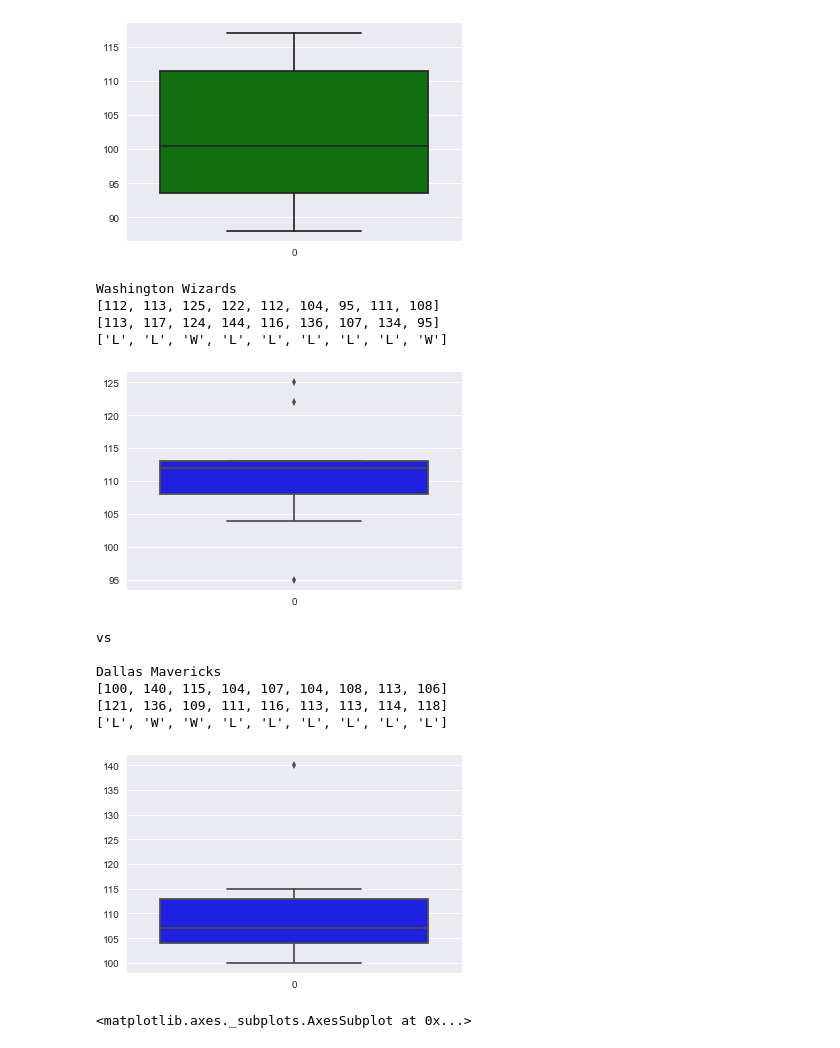
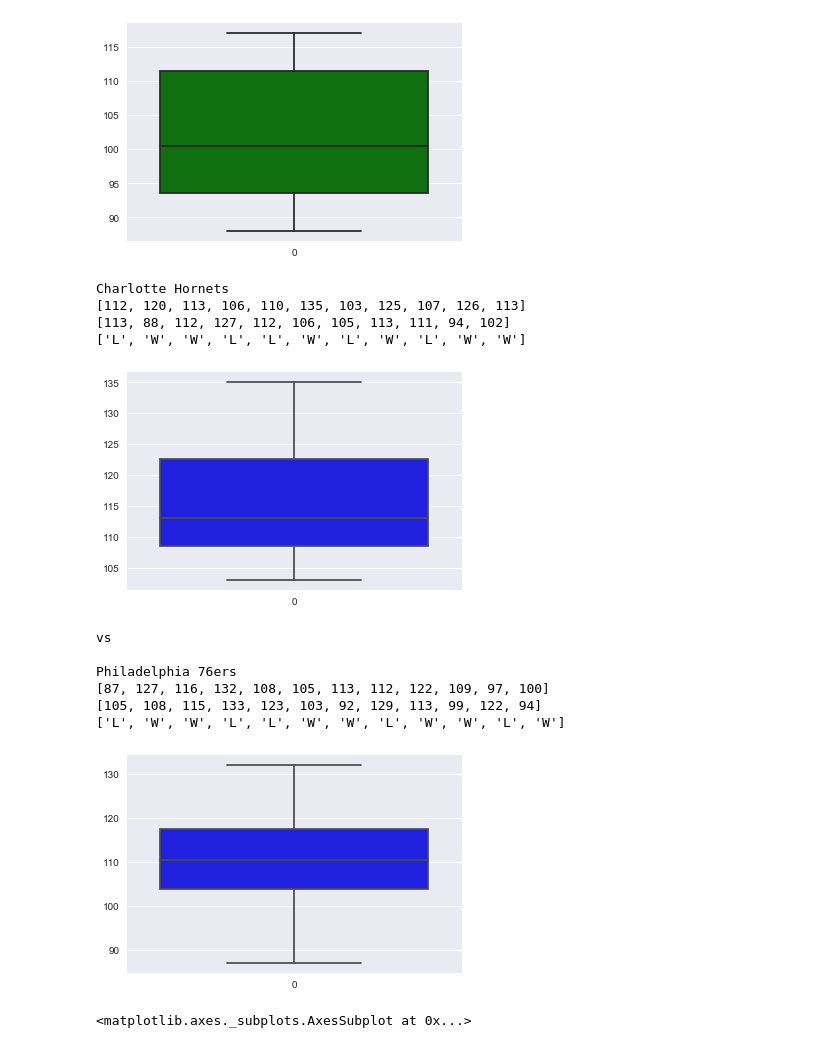
Before and after one commit to laimis/gamepredictions, a Jupyter notebook: train_model.ipynb, the cells around one changed output. Cells and saved outputs as stored; diff of their text form; code cells hidden in the pictures.

```diff
--- a/train_model.ipynb
+++ b/train_model.ipynb
@@ -179,24 +179,24 @@ def team_summary(stats, team_name):
     sns.boxplot(data=stats[team_name]["scored"], color="blue")
     plt.show()
 # %%
-team_summary(stats, "Washington Wizards")
+team_summary(stats, "Charlotte Hornets")
 print()
 print("vs")
 print()
-team_summary(stats, "Dallas Mavericks")
+team_summary(stats, "Philadelphia 76ers")
 # %% [output]
-Washington Wizards
-[112, 113, 125, 122, 112, 104, 95, 111, 108]
-[113, 117, 124, 144, 116, 136, 107, 134, 95]
-['L', 'L', 'W', 'L', 'L', 'L', 'L', 'L', 'W']
+Charlotte Hornets
+[112, 120, 113, 106, 110, 135, 103, 125, 107, 126, 113]
+[113, 88, 112, 127, 112, 106, 105, 113, 111, 94, 102]
+['L', 'W', 'W', 'L', 'L', 'W', 'L', 'W', 'L', 'W', 'W']
-[figure, old version]
+[figure, new version]
 vs
 
-Dallas Mavericks
-[100, 140, 115, 104, 107, 104, 108, 113, 106]
-[121, 136, 109, 111, 116, 113, 113, 114, 118]
-['L', 'W', 'W', 'L', 'L', 'L', 'L', 'L', 'L']
+Philadelphia 76ers
+[87, 127, 116, 132, 108, 105, 113, 112, 122, 109, 97, 100]
+[105, 108, 115, 133, 123, 103, 92, 129, 113, 99, 122, 94]
+['L', 'W', 'W', 'L', 'L', 'W', 'W', 'L', 'W', 'W', 'L', 'W']
-[figure, old version]
+[figure, new version]
 # %%
 sns.boxplot(data=stats["San Antonio Spurs"]["scored"], color="blue")
 # %% [output]
```
Also changed, not shown: parts of 3 cells of this notebook, 8 other files.
